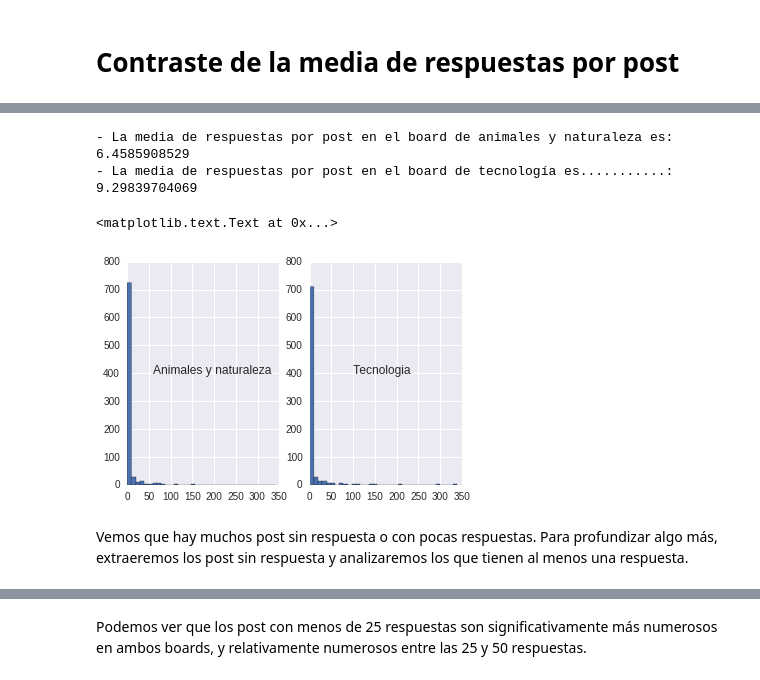
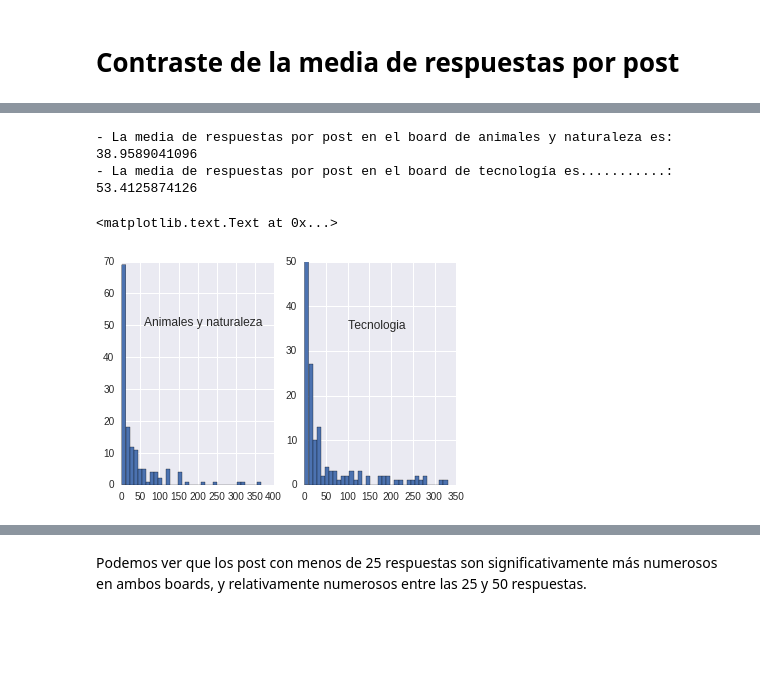
Before and after one commit to juangarciaciff/PythonEjercicios, a Jupyter notebook: PEC2/Entrega2Parte1.ipynb, the cells around one changed output, grey strips where cells are left out. Saved outputs shown, nothing was run; the diff lists cells and outputs as text; code cells hidden in the pictures; blank space fills up the shorter version.

```diff
--- a/PEC2/Entrega2Parte1.ipynb
+++ b/PEC2/Entrega2Parte1.ipynb
@@ -200,27 +234,23 @@ Número de hilos: 150
 # %%
 # Obtenemos las medias de respuestas por post de cada board
-df_nat_mean = df_nat['replies'].mean()
-df_tec_mean = df_tec['replies'].mean()
+df_nat_mean = df_nat_rep.mean()
+df_tec_mean = df_tec_rep.mean()
 print '- La media de respuestas por post en el board de animales y naturaleza es:', df_nat_mean
 print '- La media de respuestas por post en el board de tecnología es...........:', df_tec_mean
 # %% [output]
-- La media de respuestas por post en el board de animales y naturaleza es: 6.4585908529
-- La media de respuestas por post en el board de tecnología es...........: 9.29839704069
+- La media de respuestas por post en el board de animales y naturaleza es: 38.9589041096
+- La media de respuestas por post en el board de tecnología es...........: 53.4125874126
 # %%
 # Mostramos un histograma de cada board con todos los post
 plt.figure(1)
 
-df_nat_rep = df_nat['replies']
 plt.subplot(121)
 plt.hist(df_nat_rep, bins=35)
-plt.text(60, 400, 'Animales y naturaleza', fontsize=12)
+plt.text(60, 50, 'Animales y naturaleza', fontsize=12)
 
-df_tec_rep = df_tec['replies']
 plt.subplot(122)
 plt.hist(df_tec_rep, bins=35)
-plt.text(100, 400, 'Tecnologia',fontsize=12)
+plt.text(100, 35, 'Tecnologia',fontsize=12)
 # %% [output]
 <matplotlib.text.Text at 0x...>
-[figure, old version]
+[figure, new version]
-# %% [markdown]
-Vemos que hay muchos post sin respuesta o con pocas respuestas. Para profundizar algo más, extraeremos los post sin respuesta y analizaremos los que tienen al menos una respuesta.
```
Also changed, not shown: parts of 18 cells of this notebook, 2 other files.
